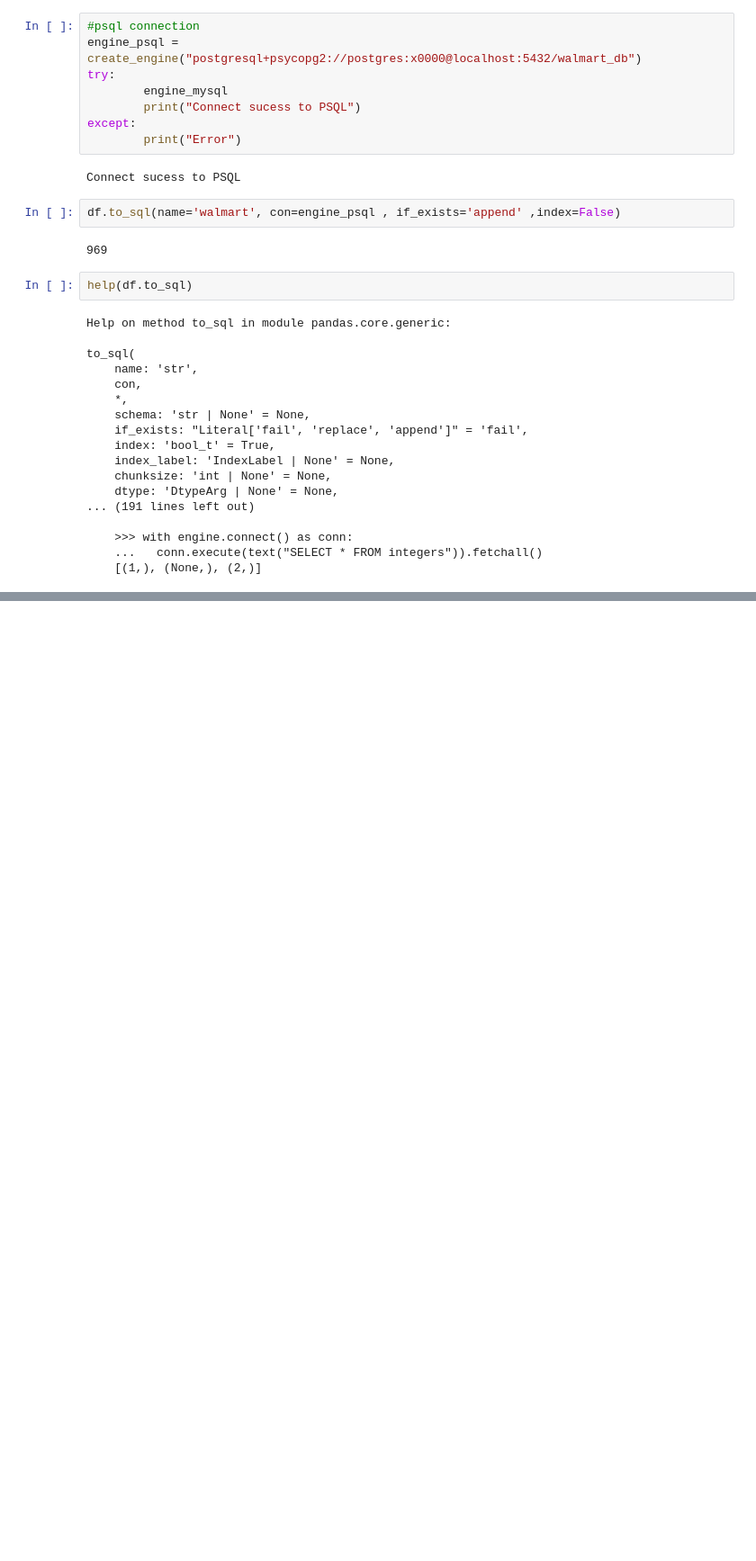
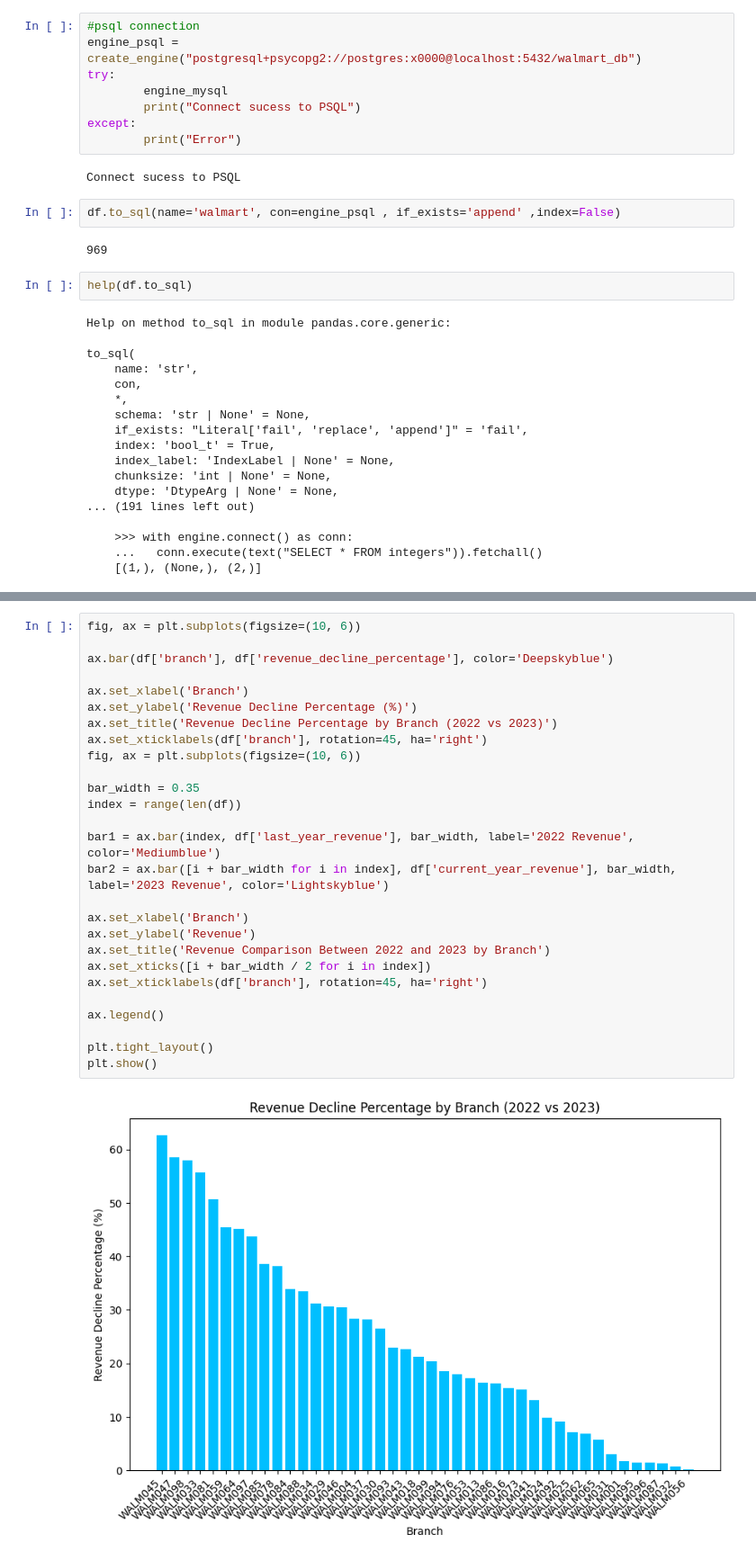
Before and after one commit to Nutnicha-SI/Walmart_sales_test_project, a Jupyter notebook: project.ipynb, the cells around one changed output, grey strips where cells are left out. Shown at 90% size. Saved outputs shown, nothing was run; the diff lists cells and outputs as text; blank space fills up the shorter version.

```diff
--- a/project.ipynb
+++ b/project.ipynb
@@ -295,0 +379,29 @@ to_sql(
+# %%
+fig, ax = plt.subplots(figsize=(10, 6))
+
+ax.bar(df['branch'], df['revenue_decline_percentage'], color='Deepskyblue')
+
+ax.set_xlabel('Branch')
+ax.set_ylabel('Revenue Decline Percentage (%)')
+ax.set_title('Revenue Decline Percentage by Branch (2022 vs 2023)')
+ax.set_xticklabels(df['branch'], rotation=45, ha='right')
+fig, ax = plt.subplots(figsize=(10, 6))
+
+bar_width = 0.35
+index = range(len(df))
+
+bar1 = ax.bar(index, df['last_year_revenue'], bar_width, label='2022 Revenue', color='Mediumblue')
+bar2 = ax.bar([i + bar_width for i in index], df['current_year_revenue'], bar_width, label='2023 Revenue', color='Lightskyblue')
+
+ax.set_xlabel('Branch')
+ax.set_ylabel('Revenue')
+ax.set_title('Revenue Comparison Between 2022 and 2023 by Branch')
+ax.set_xticks([i + bar_width / 2 for i in index])
+ax.set_xticklabels(df['branch'], rotation=45, ha='right')
+
+ax.legend()
+
+plt.tight_layout()
+plt.show()
+# %% [output]
+[figure, added]
```
Also changed, not shown: parts of 3 cells of this notebook.
